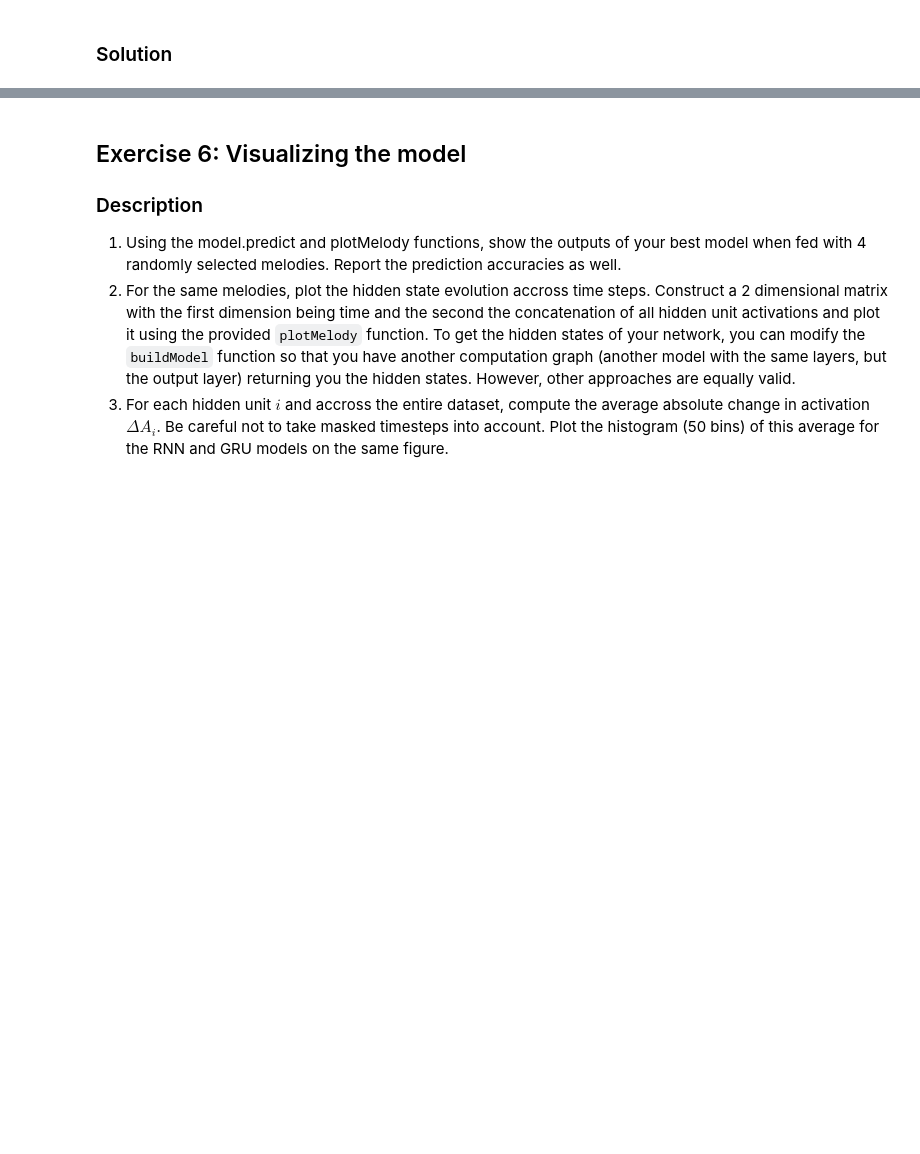
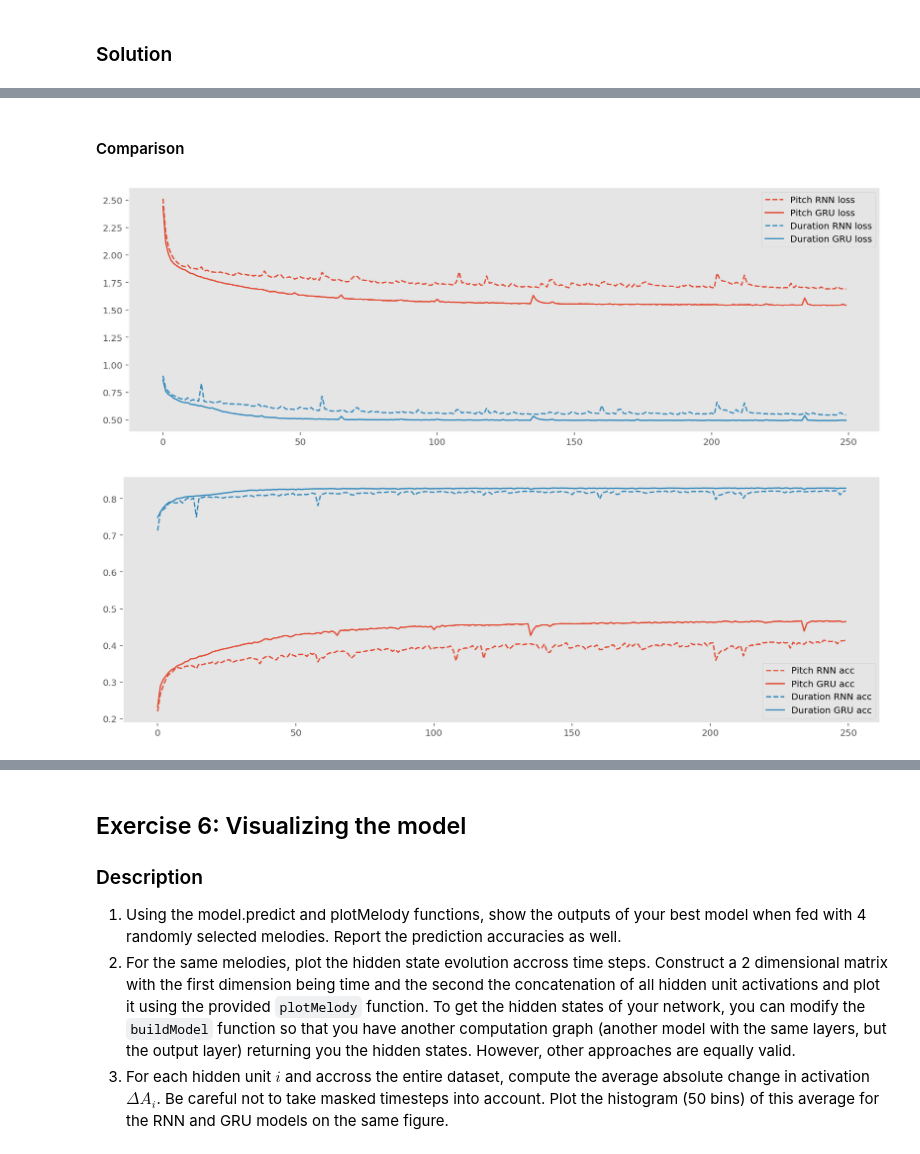
Before and after one commit to Kinchul/ann_projects, a Jupyter notebook: miniproject2/miniproject2.ipynb, the cells around one changed output, grey strips where cells are left out. Drawn from its saved outputs; the diff is of its cells as text; code cells hidden in the pictures; blank space fills up the shorter version.

```diff
--- a/miniproject2/miniproject2.ipynb
+++ b/miniproject2/miniproject2.ipynb
@@ -838,0 +994,7 @@ RNNmodel.summary()
+# %% [markdown]
+#### Comparison
+# %%
+compareLearningCurves(history_rnn, history_gru, 'RNN', 'GRU')
+# %% [output]
+[figure, added]
+[figure, added]
```
Also changed, not shown: parts of 24 cells of this notebook, 3 other files.
